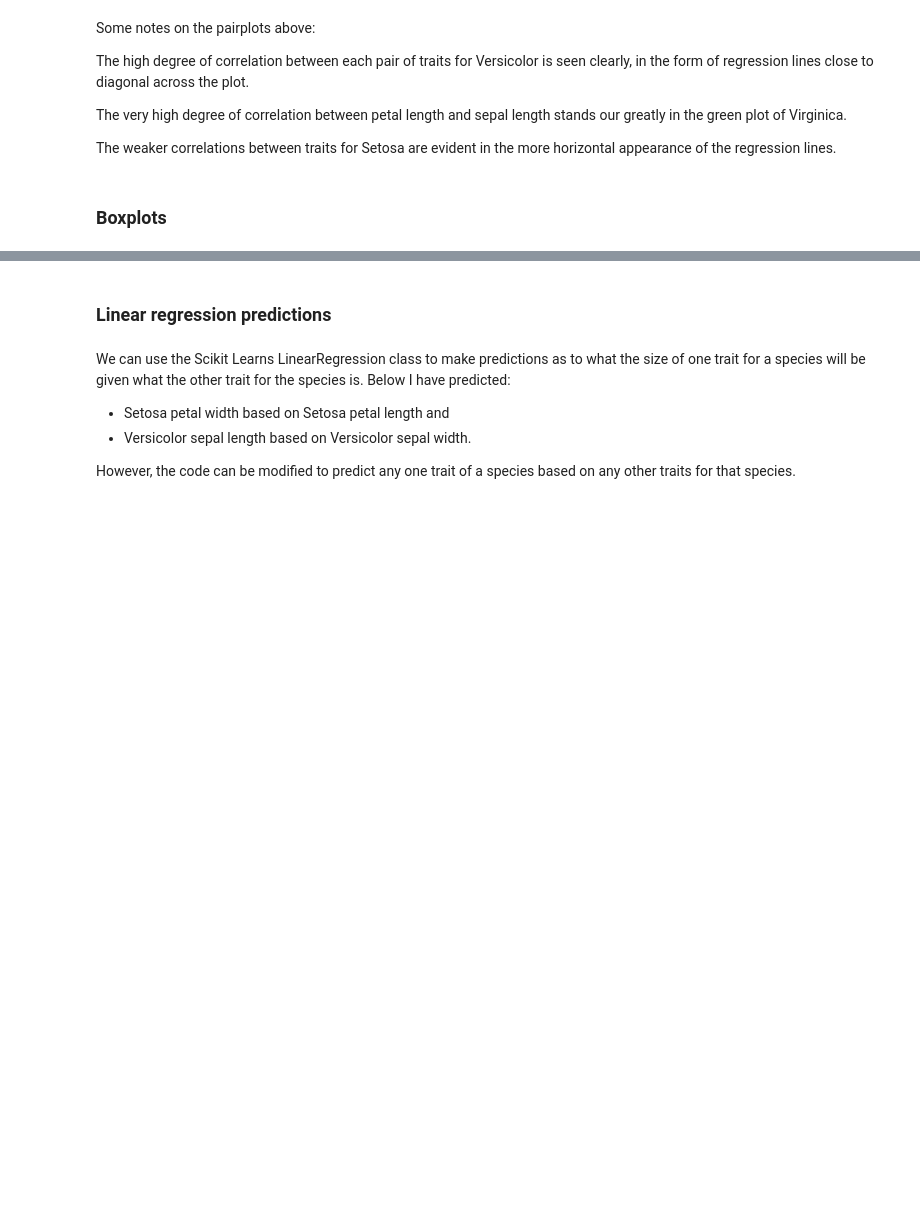
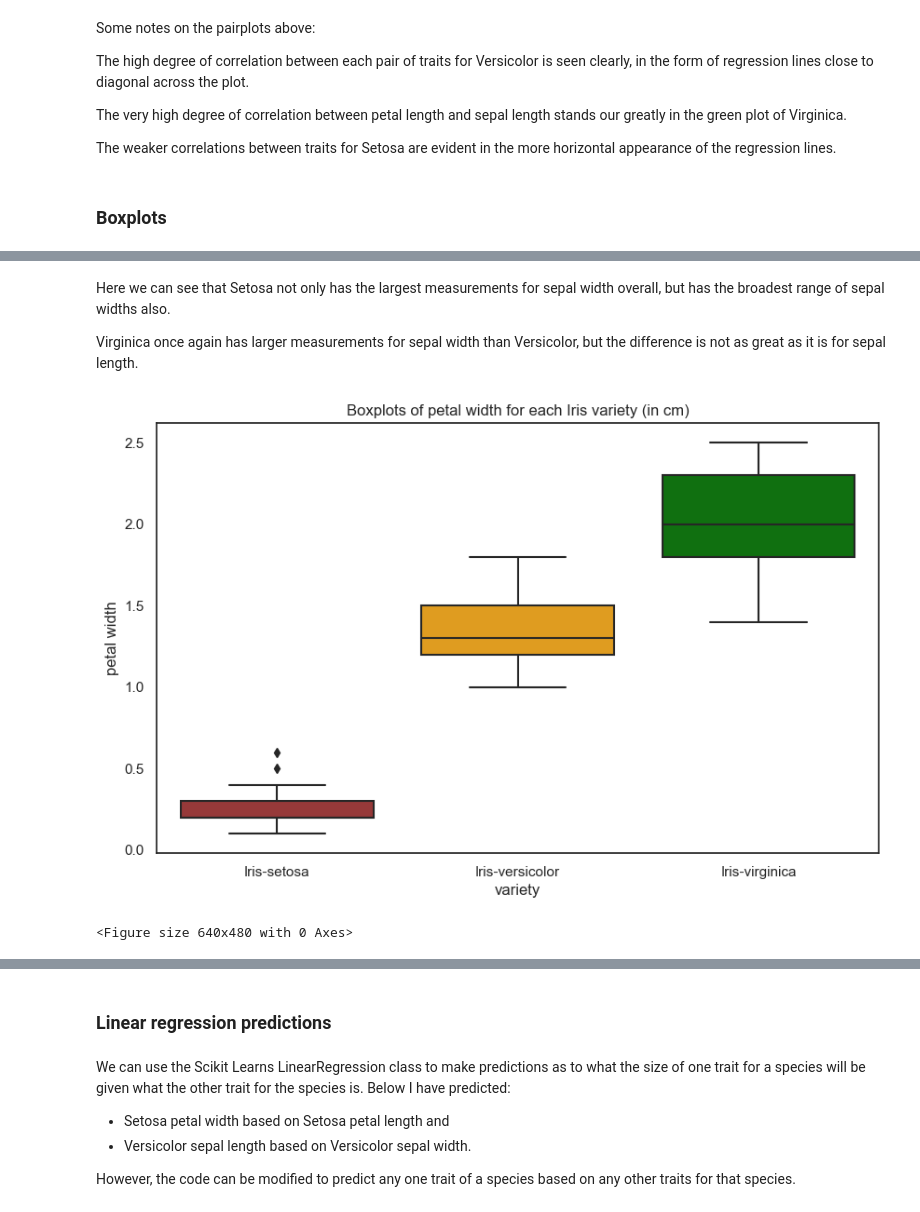
Before and after one commit to jmce22/fund_data, a Jupyter notebook: project.ipynb, the cells around one changed output, grey strips where cells are left out. Cells and saved outputs as stored; diff of their text form; code cells hidden in the pictures; blank space fills up the shorter version.

```diff
--- a/project.ipynb
+++ b/project.ipynb
@@ -741,0 +763,14 @@ plt.savefig('project_images/Boxplot_sl')
+# %% [markdown]
+Here we can see that Setosa not only has the largest measurements for sepal width overall, but has the broadest range of sepal widths also.
+
+Virginica once again has larger measurements for sepal width than Versicolor, but the difference is not as great as it is for sepal length.
+# %%
+plt.figure(figsize=(10, 6))
+plt.title('Boxplots of petal width for each Iris variety (in cm)')
+
+sns.boxplot(x="variety", y="petal width", data=df, palette=['brown', 'orange', 'green'])
+plt.show()
+plt.savefig('project_images/Boxplot_pw')
+# %% [output]
+[figure, added]
+<Figure size 640x480 with 0 Axes>
```
Also changed, not shown: parts of 7 cells of this notebook, 2 other files.
